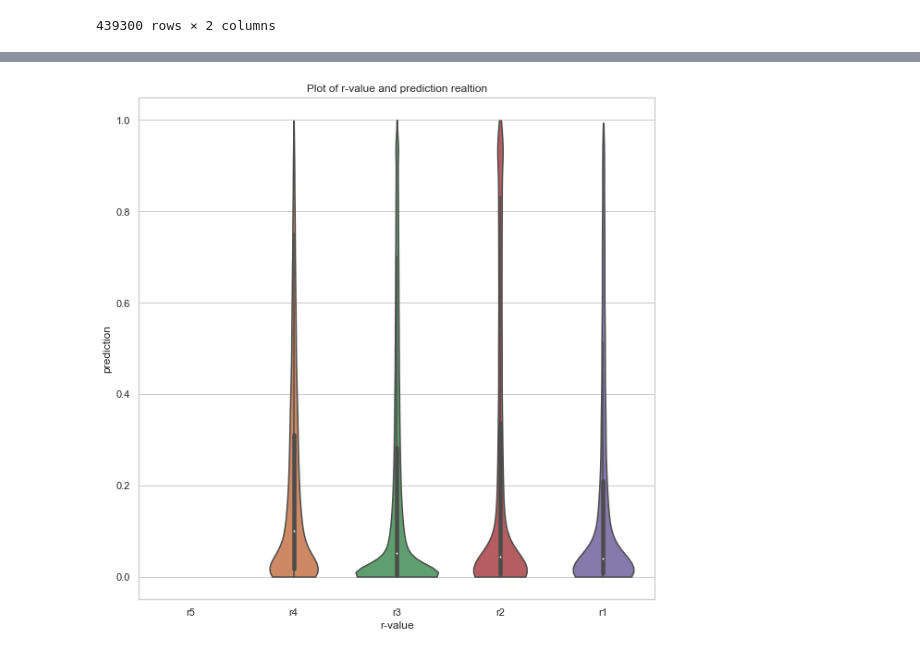
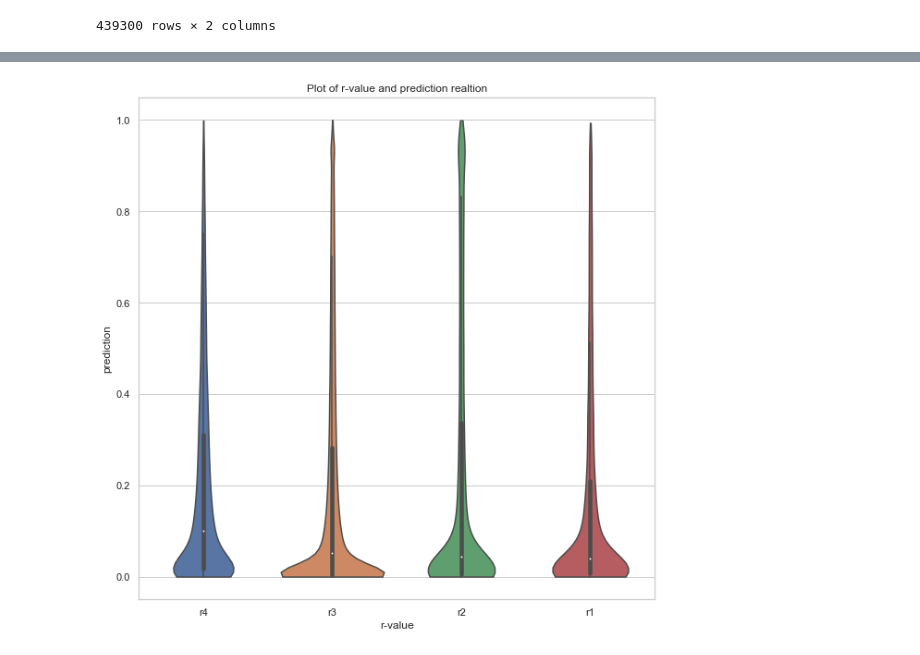
Before and after one commit to MartinMarzi/nib_ckn, a Jupyter notebook: notebooks/CKN-LinkPred_5_2.ipynb, the cells around one changed output, grey strips where cells are left out. Drawn from its saved outputs; the diff is of its cells as text; code cells hidden in the pictures.

```diff
--- a/notebooks/CKN-LinkPred_5_2.ipynb
+++ b/notebooks/CKN-LinkPred_5_2.ipynb
@@ -468,7 +468,7 @@ df_pred
 | 878599 | AT2G20530 | AT4G28830 | 0 | 9.833479e-03 | NaN |
 878600 rows × 5 columns
 # %%
-df = pd.read_csv("../data/LKN_ath_v3B_2016-08-30.txt",
+df = pd.read_csv("../data/AtCKN_2022-01-26.tsv",
                  names=["from", "to", "interaction", "R-value", "pis"], sep="\t", header=None)
 df
 # %% [output]
@@ -632,20 +644,20 @@ plot_data.pred_1.hist()
 # %%
 # plot with seaborn
 
 sns.set(rc={'figure.figsize':(10, 10)})
 sns.set_theme(style="whitegrid")
 sns.violinplot(x="R-value",
                    y="pred_1",
                    data=plot_data,
-                   order=["r5", "r4", "r3", "r2", "r1"],
-#                    scale="count",
+                   order=["r4", "r3", "r2", "r1"],
+                   # scale="count",
 #                    inner="quartile",
 #                    palette="Set2",
                    cut=0)
 
 plt.xlabel("r-value")
 plt.ylabel("prediction")
 plt.title("Plot of r-value and prediction realtion")
 plt.savefig("CKN_violinPlot_1_0.png")
 # %% [output]
-[figure, old version]
+[figure, new version]
```
Also changed, not shown: parts of 7 cells of this notebook, 2 other files.
